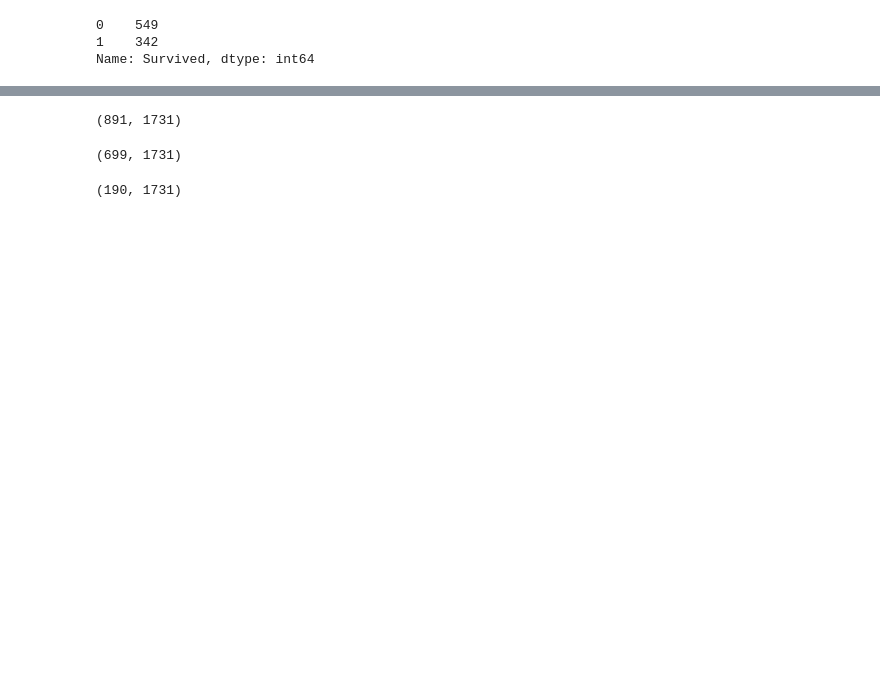
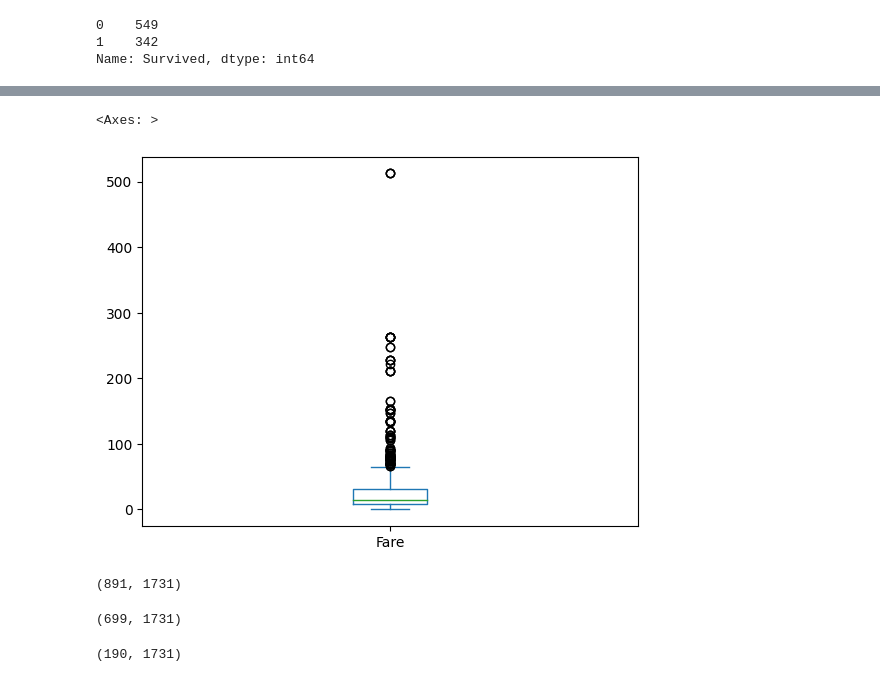
Before and after one commit to rohitingole17792/AI-based-Content-Detection-and-Text-Detection-, a Jupyter notebook: Logistic_Reg.ipynb, the cells around one changed output, grey strips where cells are left out. Cells and saved outputs as stored; diff of their text form; code cells hidden in the pictures; blank space fills up the shorter version.

```diff
--- a/Logistic_Reg.ipynb
+++ b/Logistic_Reg.ipynb
@@ -31,3 +42,8 @@ Name: Survived, dtype: int64
+# %%
+data['Fare'].plot.box()
+# %% [output]
+<Axes: >
+[figure, added]
 # %%
 data=pd.get_dummies(data)
 # %%
```
Also changed, not shown: parts of 2 cells of this notebook.
